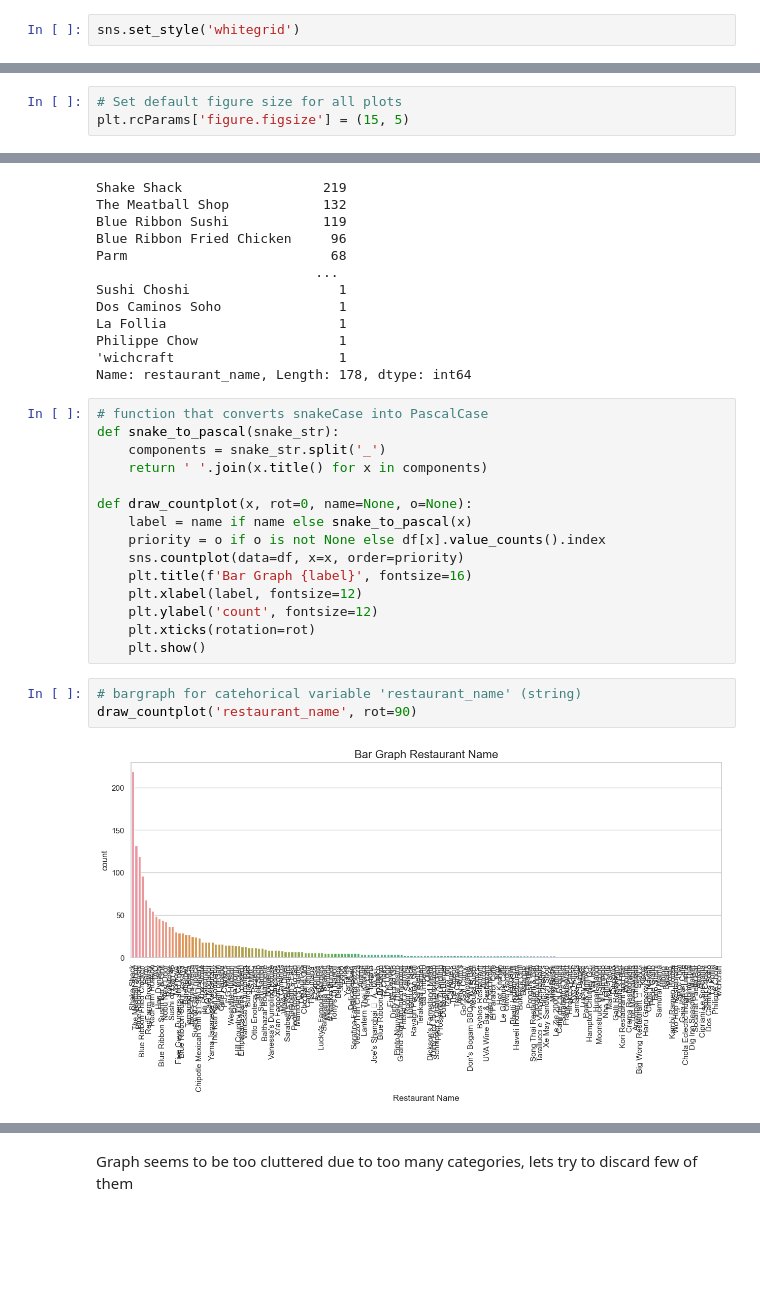
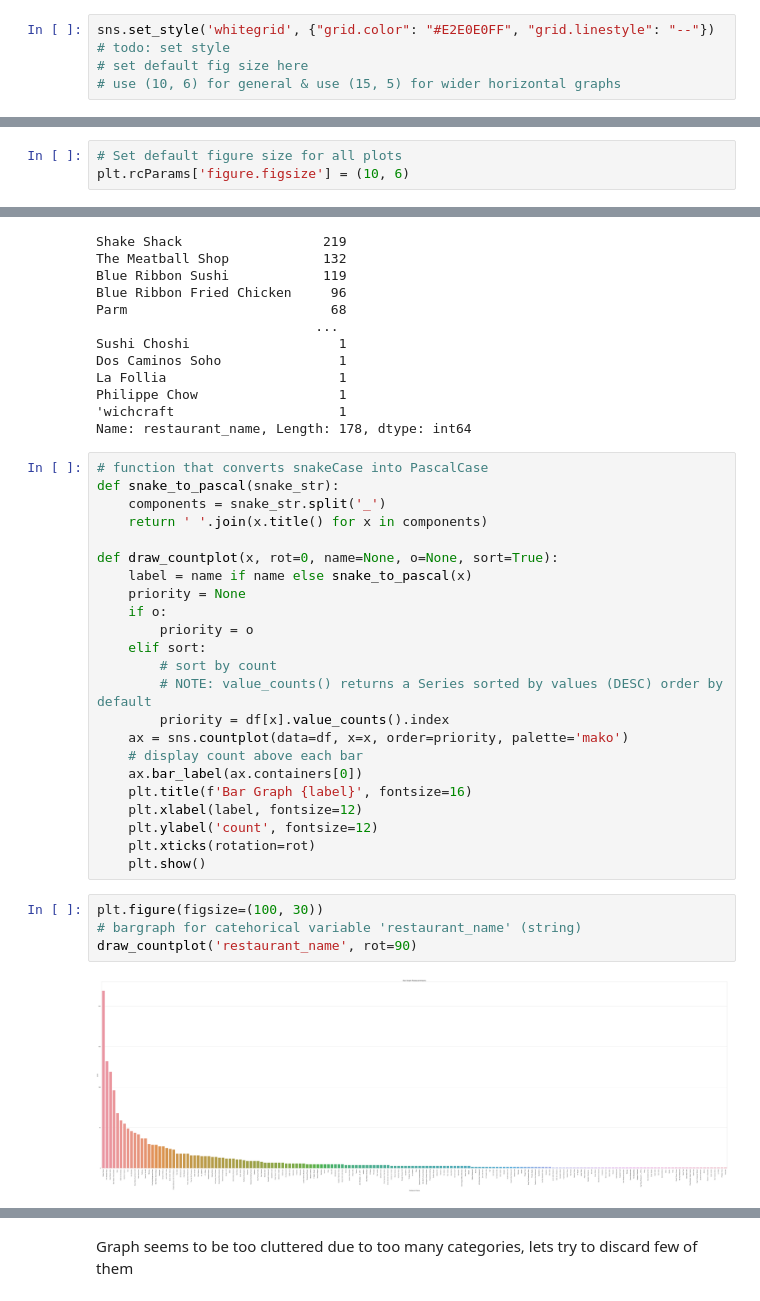
Before and after one commit to nszenoti/PYPG, a Jupyter notebook: projects/foodhub/foodhub_eda.ipynb, the cells around one changed output, grey strips where cells are left out. Drawn from its saved outputs; the diff is of its cells as text; blank space fills up the shorter version.

```diff
--- a/projects/foodhub/foodhub_eda.ipynb
+++ b/projects/foodhub/foodhub_eda.ipynb
@@ -11,5 +11,8 @@ import seaborn as sns
 import warnings
 # To avoid clutter in the output, suppress warnings
 warnings.filterwarnings('ignore')
-# %%
-sns.set_style('whitegrid')
+# %%
+sns.set_style('whitegrid', {"grid.color": "#E2E0E0FF", "grid.linestyle": "--"})
+# todo: set style
+# set default fig size here
+# use (10, 6) for general & use (15, 5) for wider horizontal graphs
@@ -187,7 +231,7 @@ Index(['order_id', 'customer_id', 'restaurant_name', 'cuisine_type',
 ### Univairate Anaysis
 # %%
 # Set default figure size for all plots
-plt.rcParams['figure.figsize'] = (15, 5)
+plt.rcParams['figure.figsize'] = (10, 6)
 # %%
 sns.set_theme(style='whitegrid')
 # %%
@@ -214,17 +258,26 @@ def snake_to_pascal(snake_str):
     components = snake_str.split('_')
     return ' '.join(x.title() for x in components)
 
-def draw_countplot(x, rot=0, name=None, o=None):
+def draw_countplot(x, rot=0, name=None, o=None, sort=True):
     label = name if name else snake_to_pascal(x)
-    priority = o if o is not None else df[x].value_counts().index
-    sns.countplot(data=df, x=x, order=priority)
+    priority = None
+    if o:
+        priority = o
+    elif sort:
+        # sort by count
+        # NOTE: value_counts() returns a Series sorted by values (DESC) order by default
+        priority = df[x].value_counts().index
+    ax = sns.countplot(data=df, x=x, order=priority, palette='mako')
+    # display count above each bar
+    ax.bar_label(ax.containers[0])
     plt.title(f'Bar Graph {label}', fontsize=16)
     plt.xlabel(label, fontsize=12)
     plt.ylabel('count', fontsize=12)
     plt.xticks(rotation=rot)
     plt.show()
 # %%
+plt.figure(figsize=(100, 30))
 # bargraph for catehorical variable 'restaurant_name' (string)
 draw_countplot('restaurant_name', rot=90)
 # %% [output]
-[figure, old version]
+[figure, new version]
```
Also changed, not shown: parts of 111 cells of this notebook, 5 other files.
